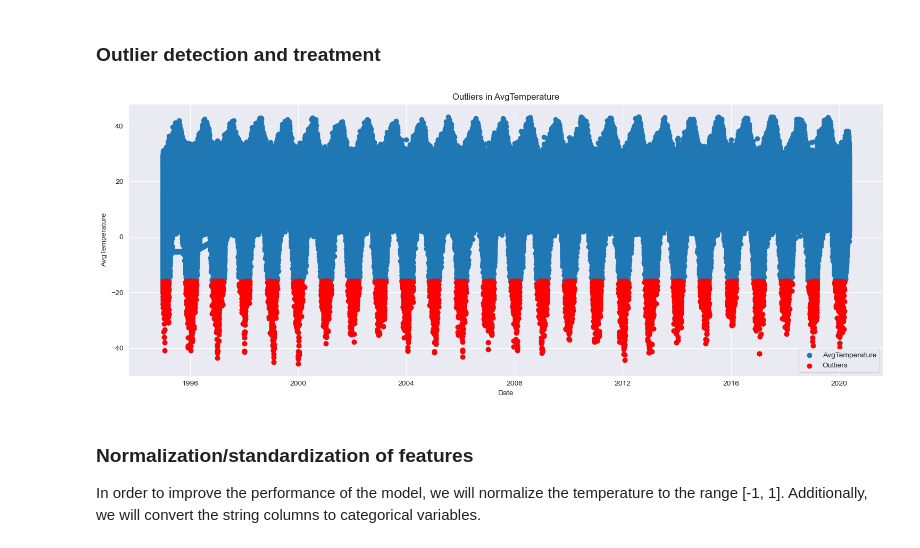
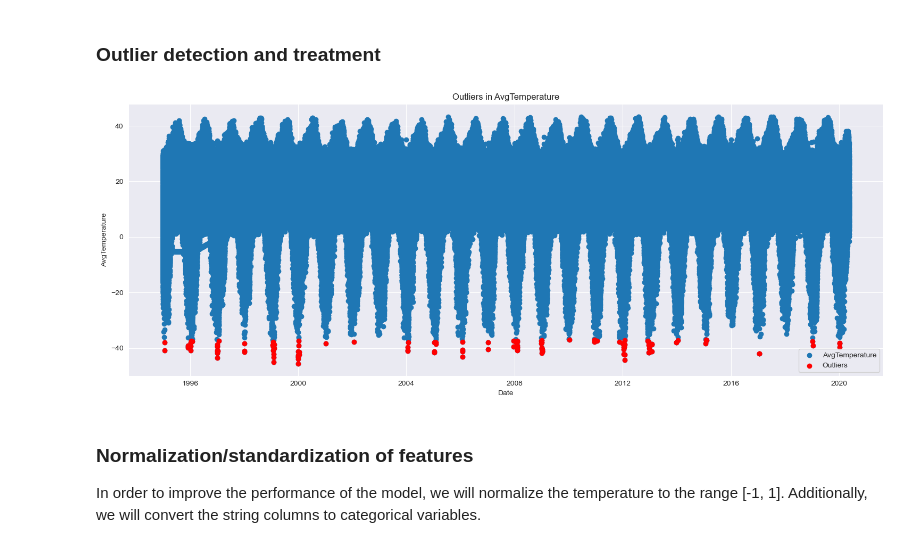
Before and after one commit to wrongsyntax/ECE447-ProjectA, a Jupyter notebook: main.ipynb, the cells around one changed output. Saved outputs shown, nothing was run; the diff lists cells and outputs as text; code cells hidden in the pictures.

```diff
--- a/main.ipynb
+++ b/main.ipynb
@@ -395,26 +392,26 @@ df.head()
 # %%
 def detect_outliers_zscore(df, threshold=3):
     """
     Detect outliers using Z-score method
     """
     df_copy = df.copy()["AvgTemperature"]
     mean = df_copy.mean()
     std_dev = df_copy.std()
     z_scores = (df_copy - mean) / std_dev
     return np.abs(z_scores) > threshold
 
 # Detect outliers
-outliers = detect_outliers_zscore(df)
+outliers = detect_outliers_zscore(df, threshold=5)
 
 # Plot the outliers
 plt.figure(figsize=(15, 6))
 plt.scatter(df["Date"], df["AvgTemperature"], label="AvgTemperature")
 plt.scatter(df["Date"][outliers], df["AvgTemperature"][outliers], color='red', label="Outliers")
 plt.title("Outliers in AvgTemperature")
 plt.xlabel("Date")
 plt.ylabel("AvgTemperature")
 plt.legend()
 plt.tight_layout()
 plt.show()
 # %% [output]
-[figure, old version]
+[figure, new version]
```
Also changed, not shown: parts of 15 cells of this notebook.
